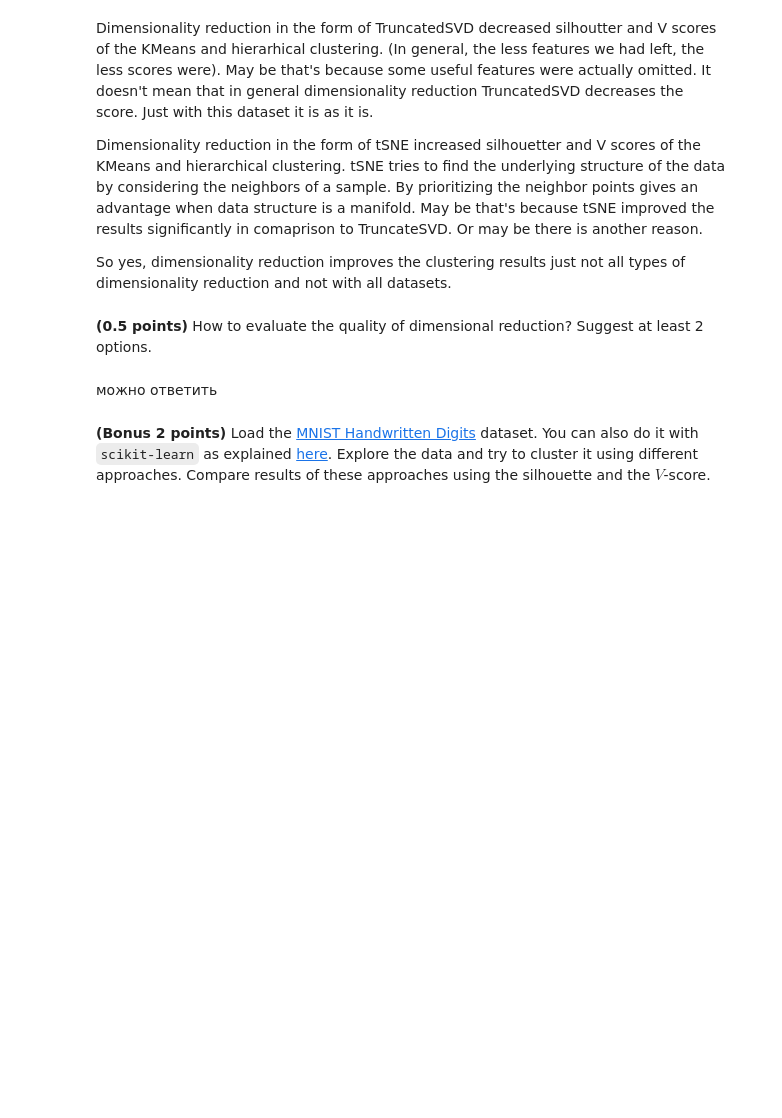
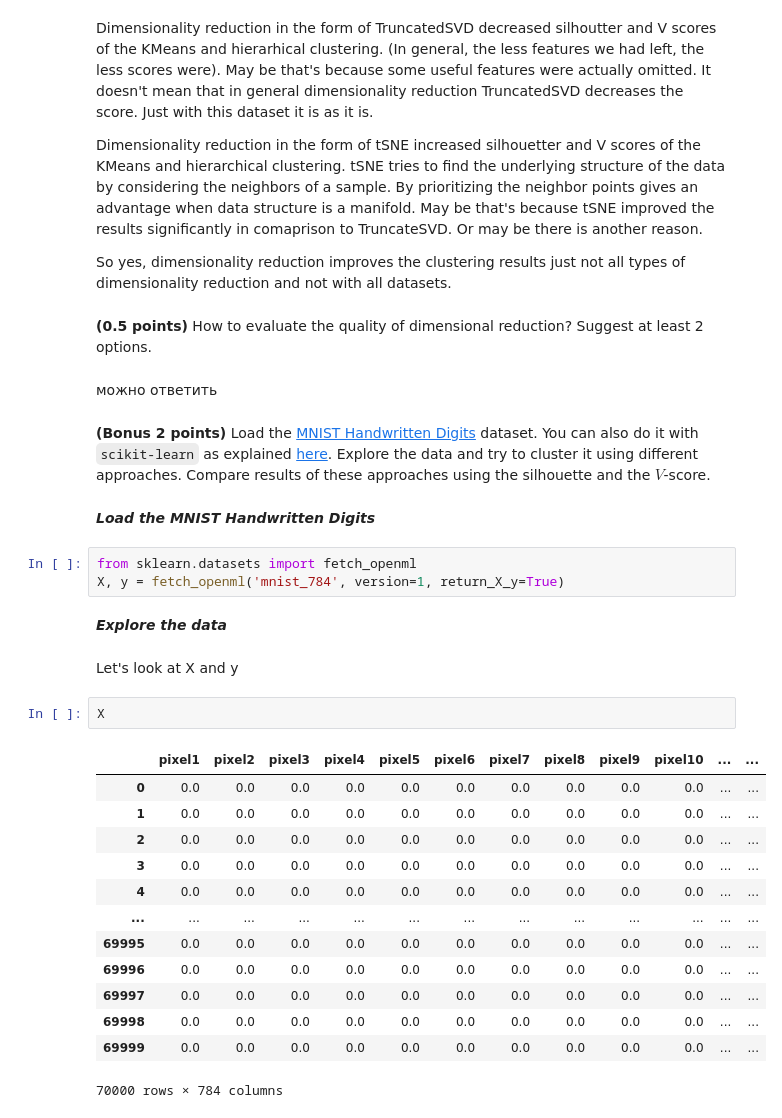
Before and after one commit to drnaida/rsschool-machine-learning-course, a Jupyter notebook: clustering.ipynb, the cells around one changed output. Saved outputs shown, nothing was run; the diff lists cells and outputs as text; blank space fills up the shorter version.

```diff
--- a/clustering.ipynb
+++ b/clustering.ipynb
@@ -640,3 +639,28 @@ So yes, dimensionality reduction improves the clustering results just not all ty
 можно ответить
 # %% [markdown]
 **(Bonus 2 points)** Load the [MNIST Handwritten Digits](http://yann.lecun.com/exdb/mnist) dataset. You can also do it with `scikit-learn` as explained [here](https://stackoverflow.com/a/60450028). Explore the data and try to cluster it using different approaches. Compare results of these approaches using the silhouette and the $V$-score.
+# %% [markdown]
+**_Load the MNIST Handwritten Digits_**
+# %%
+from sklearn.datasets import fetch_openml
+X, y = fetch_openml('mnist_784', version=1, return_X_y=True)
+# %% [markdown]
+**_Explore the data_**
+# %% [markdown]
+Let's look at X and y
+# %%
+X
+# %% [output]
+|  | pixel1 | pixel2 | pixel3 | pixel4 | pixel5 | pixel6 | pixel7 | pixel8 | pixel9 | pixel10 | ... | ... |
+| 0 | 0.0 | 0.0 | 0.0 | 0.0 | 0.0 | 0.0 | 0.0 | 0.0 | 0.0 | 0.0 | ... | ... |
+| 1 | 0.0 | 0.0 | 0.0 | 0.0 | 0.0 | 0.0 | 0.0 | 0.0 | 0.0 | 0.0 | ... | ... |
+| 2 | 0.0 | 0.0 | 0.0 | 0.0 | 0.0 | 0.0 | 0.0 | 0.0 | 0.0 | 0.0 | ... | ... |
+| 3 | 0.0 | 0.0 | 0.0 | 0.0 | 0.0 | 0.0 | 0.0 | 0.0 | 0.0 | 0.0 | ... | ... |
+| 4 | 0.0 | 0.0 | 0.0 | 0.0 | 0.0 | 0.0 | 0.0 | 0.0 | 0.0 | 0.0 | ... | ... |
+| ... | ... | ... | ... | ... | ... | ... | ... | ... | ... | ... | ... | ... |
+| 69995 | 0.0 | 0.0 | 0.0 | 0.0 | 0.0 | 0.0 | 0.0 | 0.0 | 0.0 | 0.0 | ... | ... |
+| 69996 | 0.0 | 0.0 | 0.0 | 0.0 | 0.0 | 0.0 | 0.0 | 0.0 | 0.0 | 0.0 | ... | ... |
+| 69997 | 0.0 | 0.0 | 0.0 | 0.0 | 0.0 | 0.0 | 0.0 | 0.0 | 0.0 | 0.0 | ... | ... |
+| 69998 | 0.0 | 0.0 | 0.0 | 0.0 | 0.0 | 0.0 | 0.0 | 0.0 | 0.0 | 0.0 | ... | ... |
+| 69999 | 0.0 | 0.0 | 0.0 | 0.0 | 0.0 | 0.0 | 0.0 | 0.0 | 0.0 | 0.0 | ... | ... |
+70000 rows × 784 columns
```
Also changed, not shown: parts of 24 cells of this notebook.
